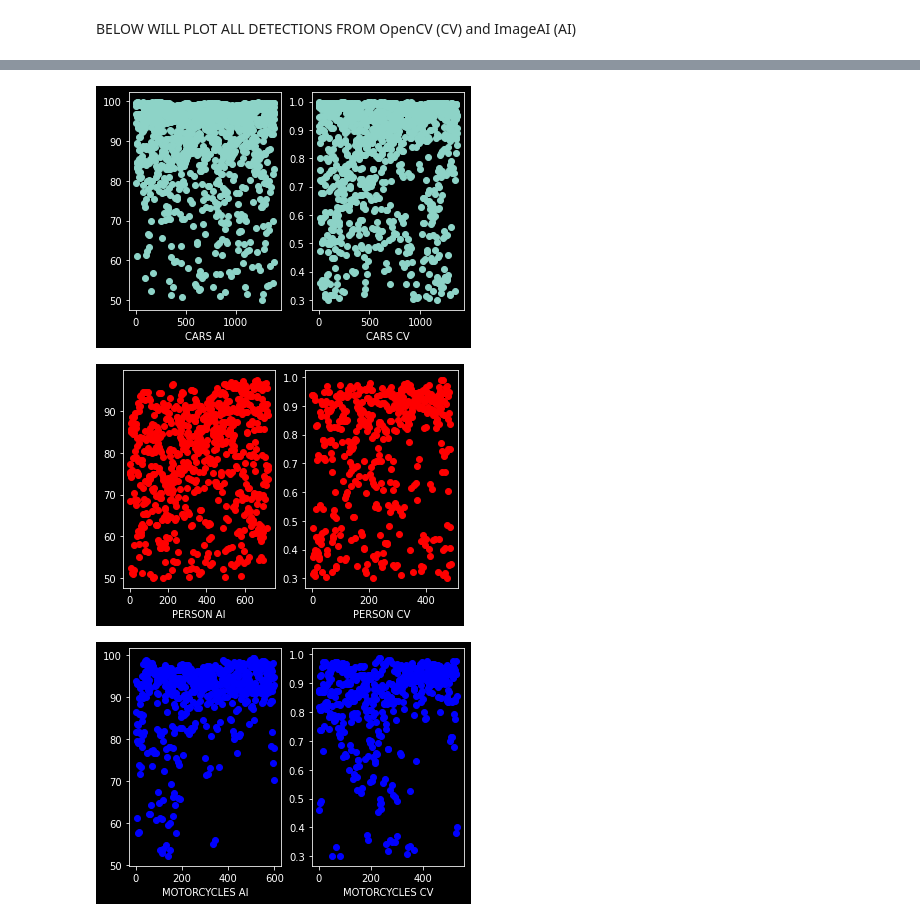
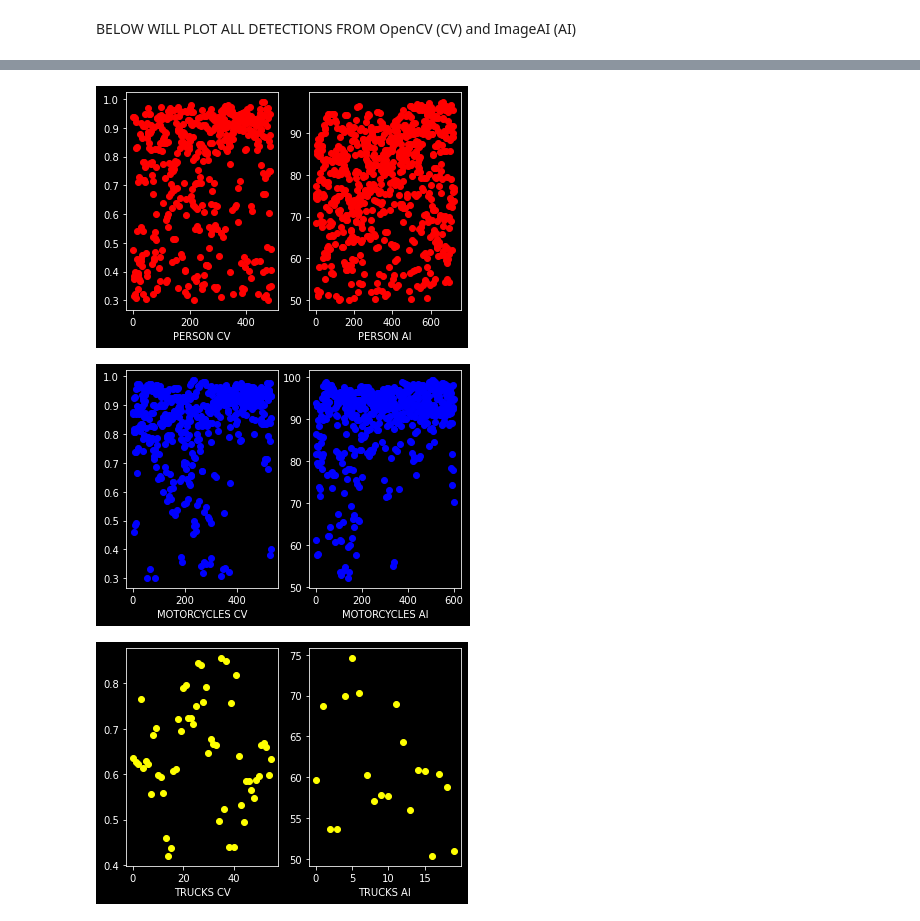
Before and after one commit to canaimax/ImageAIvsOpenCV, a Jupyter notebook: Notebooks/T03_ImgInVideoAICaptain.ipynb, the cells around one changed output, grey strips where cells are left out. Drawn from its saved outputs; the diff is of its cells as text; code cells hidden in the pictures.

Commit message:
Rest plots added

```diff
--- a/Notebooks/T03_ImgInVideoAICaptain.ipynb
+++ b/Notebooks/T03_ImgInVideoAICaptain.ipynb
@@ -215,55 +215,57 @@ BELOW WILL PLOT ALL DETECTIONS FROM OpenCV (CV) and ImageAI  (AI)
 # %%
-x1 = np.array(range(0, len(carplot)))
-y1 = carplot
 
-x2 = np.array(range(0, len(ci)))
-y2 = ci
+x1 = np.array(range(0, len(pi)))
+y1 =pi
+
+x2 = np.array(range(0, len(personplot)))
+y2 = personplot
+
+plt.subplot(1, 2, 1)
+plt.scatter(x1, y1, color = "red")
+plt.xlabel("PERSON CV")
 
 plt.subplot(1, 2, 2)
-plt.scatter(x2, y2)
-plt.xlabel("CARS CV")
-
-plt.subplot(1, 2, 1)
-plt.scatter(x1, y1)
-plt.xlabel("CARS AI")
+plt.scatter(x2, y2, color = "red")
+plt.xlabel("PERSON AI")
 
 plt.show()
 # %% [output]
-[figure, old version]
+[figure, new version]
 # %%
-x1 = np.array(range(0, len(personplot)))
-y1 = personplot
 
-x2 = np.array(range(0, len(pi)))
-y2 = pi
+x1 = np.array(range(0, len(mi)))
+y1 = mi
+
+x2 = np.array(range(0, len(motorbikeplot)))
+y2 = motorbikeplot
+
+plt.subplot(1, 2, 1)
+plt.scatter(x1, y1, color = "blue")
+plt.xlabel("MOTORCYCLES CV")
 
 plt.subplot(1, 2, 2)
-plt.scatter(x2, y2, c='red')
-plt.xlabel("PERSON CV")
-
-plt.subplot(1, 2, 1)
-plt.scatter(x1, y1, c='red')
-plt.xlabel("PERSON AI")
+plt.scatter(x2, y2, color = "blue")
+plt.xlabel("MOTORCYCLES AI")
 
 plt.show()
 # %% [output]
-[figure, old version]
+[figure, new version]
 # %%
-x1 = np.array(range(0, len(motorbikeplot)))
-y1 = motorbikeplot
 
-x2 = np.array(range(0, len(mi)))
-y2 = mi
+x1 = np.array(range(0, len(ti)))
+y1 = ti
 
+x2 = np.array(range(0, len(truckplot)))
+y2 = truckplot
+
+plt.subplot(1, 2, 1)
+plt.scatter(x1, y1, color = "yellow")
+plt.xlabel("TRUCKS CV")
 
 plt.subplot(1, 2, 2)
-plt.scatter(x2, y2, c='blue')
-plt.xlabel("MOTORCYCLES CV")
-
-plt.subplot(1, 2, 1)
-plt.scatter(x1, y1, c='blue')
-plt.xlabel("MOTORCYCLES AI")
+plt.scatter(x2, y2, color = "yellow")
+plt.xlabel("TRUCKS AI")
 
 plt.show()
 # %% [output]
-[figure, old version]
+[figure, new version]
```
Also changed, not shown: parts of 12 cells of this notebook, 1 other file.
